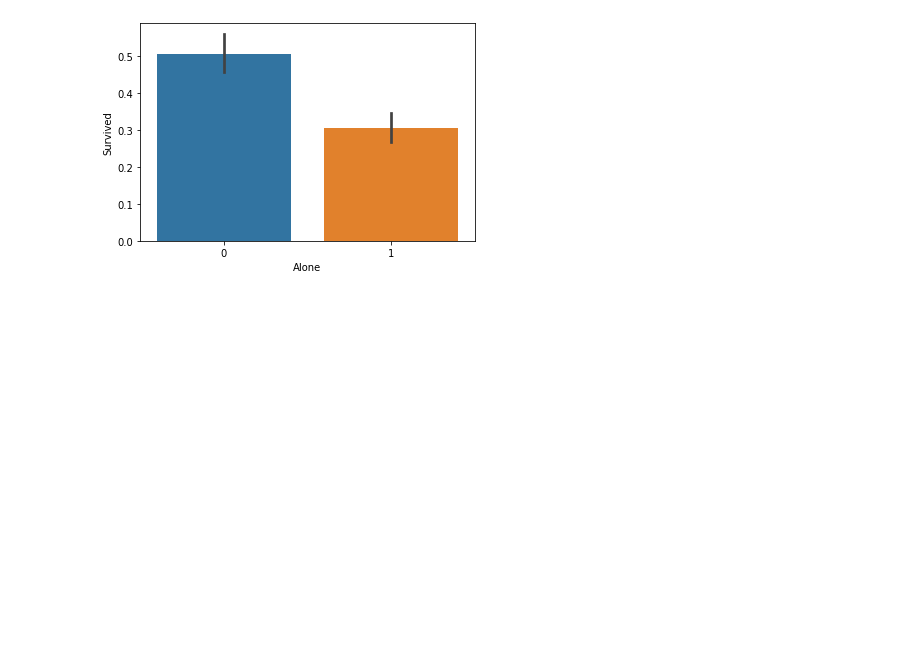
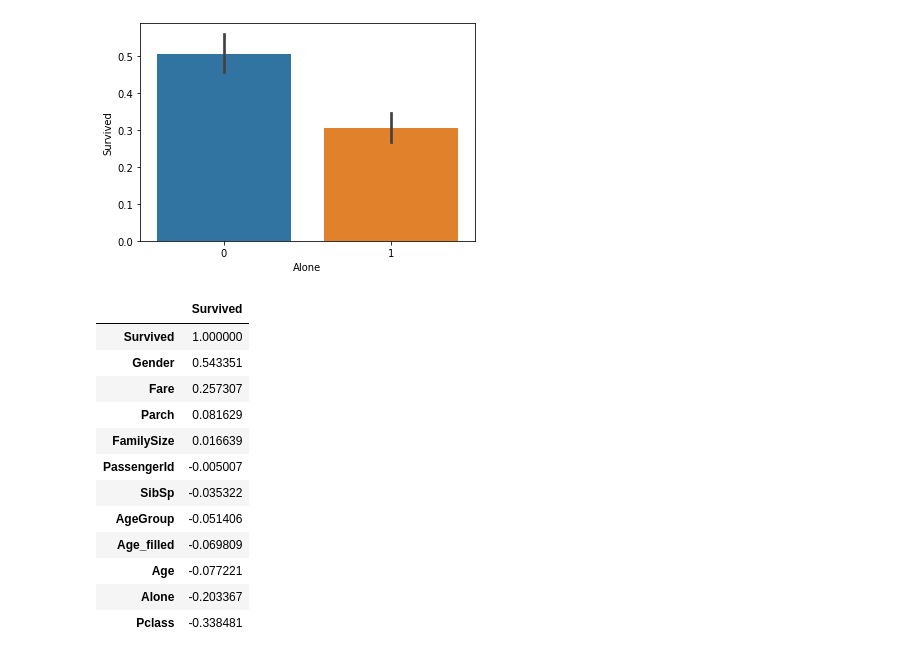
Before and after one commit to mariatan0/titanic, a Jupyter notebook: titanic_notebook.ipynb, the cells around one changed output. Cells and saved outputs as stored; diff of their text form; code cells hidden in the pictures; blank space fills up the shorter version.

```diff
--- a/titanic_notebook.ipynb
+++ b/titanic_notebook.ipynb
@@ -243,3 +244,23 @@ sns.barplot(x="Alone", y="Survived", data=df_train)
 # %% [output]
 <AxesSubplot:xlabel='Alone', ylabel='Survived'>
 [figure]
+# %%
+df_train['Gender'] = 0
+df_train.loc[df_train['Sex'] == 'female', 'Gender'] = 1
+#df_corr = pd.DataFrame(df_train.columns.delete(1))
+df_corr=pd.DataFrame(df_train.corr()['Survived'][:]).sort_values(by=['Survived'], ascending=False)
+df_corr
+# %% [output]
+|  | Survived |
+| Survived | 1.000000 |
+| Gender | 0.543351 |
+| Fare | 0.257307 |
+| Parch | 0.081629 |
+| FamilySize | 0.016639 |
+| PassengerId | -0.005007 |
+| SibSp | -0.035322 |
+| AgeGroup | -0.051406 |
+| Age_filled | -0.069809 |
+| Age | -0.077221 |
+| Alone | -0.203367 |
+| Pclass | -0.338481 |
```
Also changed, not shown: parts of 1 cell of this notebook.
